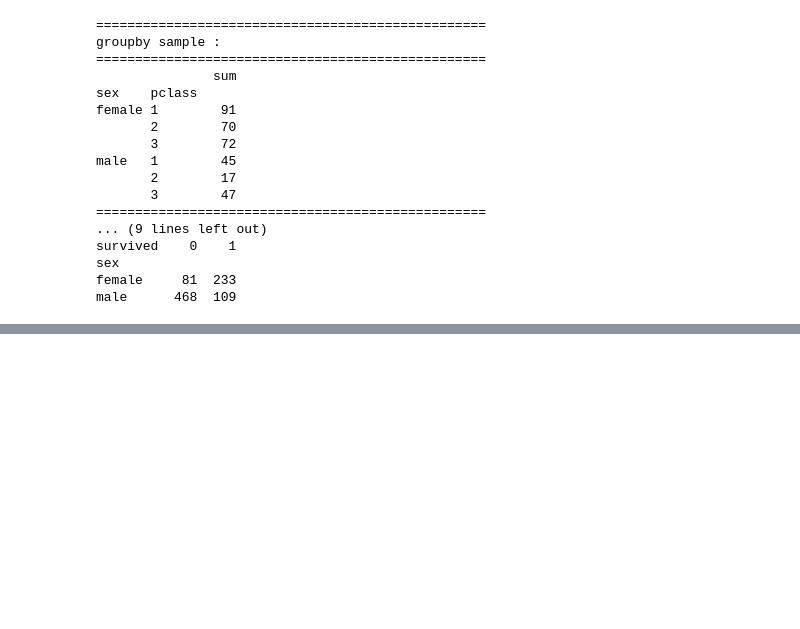
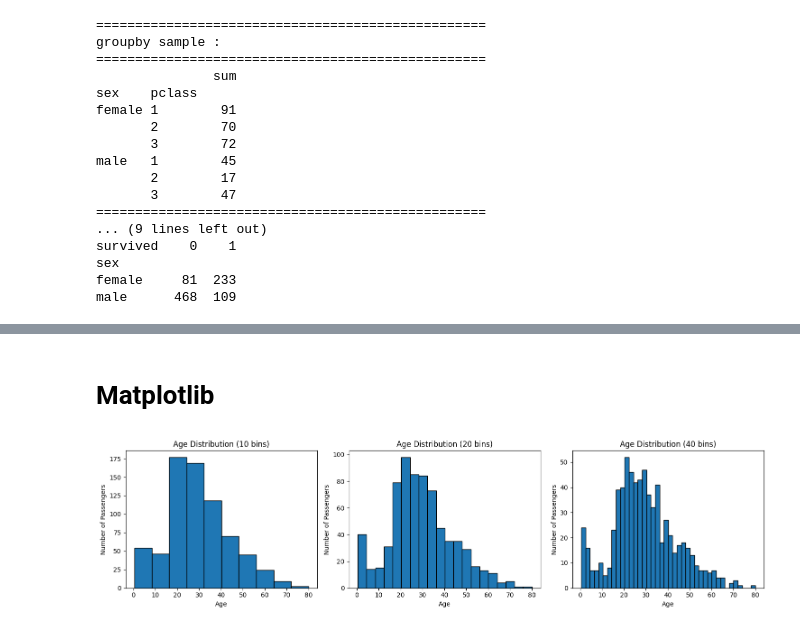
Before and after one commit to ikara-py/ml_preparation, a Jupyter notebook: challenges.ipynb, the cells around one changed output, grey strips where cells are left out. Saved outputs shown, nothing was run; the diff lists cells and outputs as text; code cells hidden in the pictures; blank space fills up the shorter version.

Commit message:
feat : add seaborn and matplot chalenges

```diff
--- a/challenges.ipynb
+++ b/challenges.ipynb
@@ -937,3 +939,21 @@ Correlations
 | adult_male | -0.557080 | 0.094035 | 0.280328 | -0.253586 | -0.349943 | -0.182024 | 1.000000 | 0.404744 | -0.182024 |
 | alone | -0.203367 | 0.135207 | 0.198270 | -0.584471 | -0.583398 | -0.271832 | 0.404744 | 1.000000 | -0.271832 |
 | fare_hundreds | 0.257307 | -0.549500 | 0.096067 | 0.159651 | 0.216225 | 1.000000 | -0.182024 | -0.271832 | 1.000000 |
+# %% [markdown]
+# **Matplotlib**
+# %%
+
+fig, axes = plt.subplots(1, 3, figsize=(15, 4))
+
+bins_list = [10, 20, 40]
+
+for ax, bins in zip(axes, bins_list):
+    ax.hist(df['age'].dropna(), bins=bins, edgecolor='black')
+    ax.set_title(f'Age Distribution ({bins} bins)')
+    ax.set_xlabel('Age')
+    ax.set_ylabel('Number of Passengers')
+
+plt.tight_layout()
+plt.show()
+# %% [output]
+[figure, added]
```
Also changed, not shown: parts of 15 cells of this notebook.
